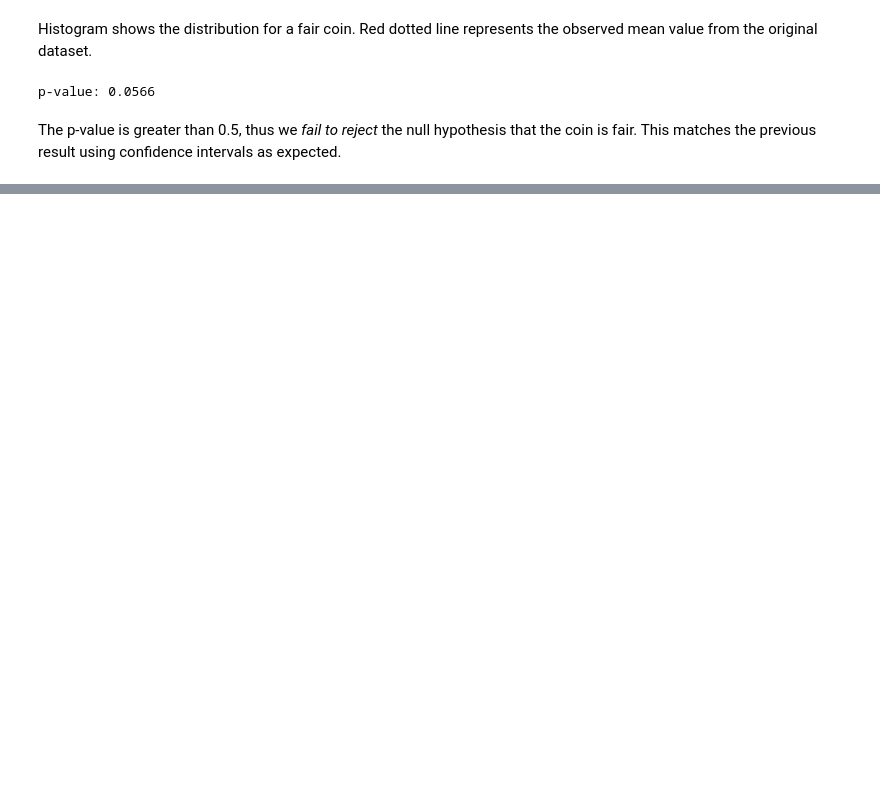
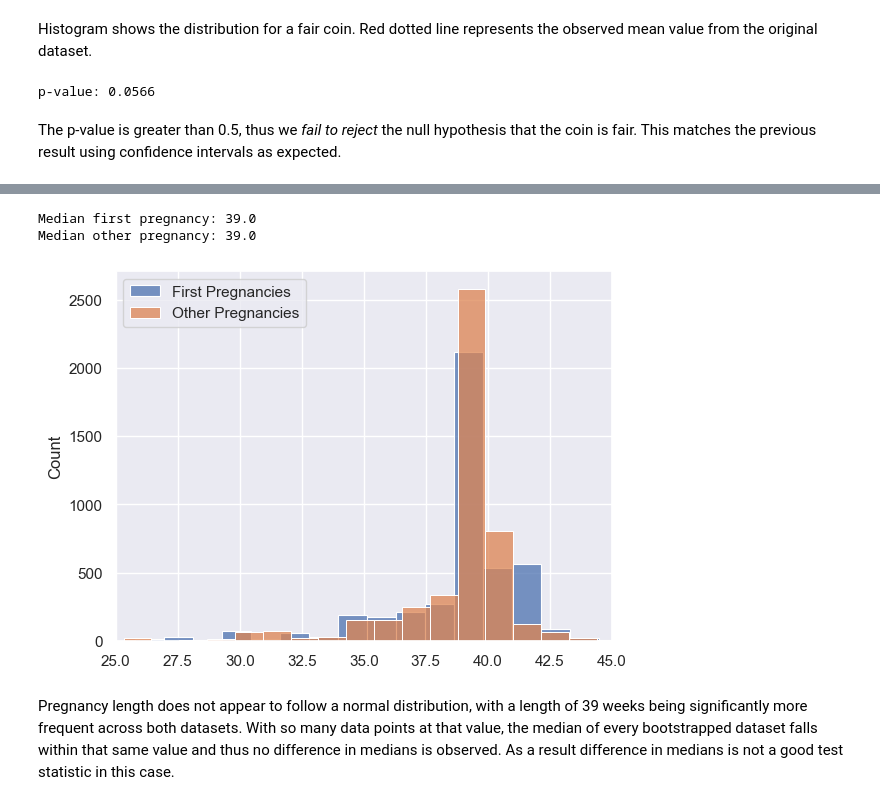
Before and after one commit to data-sandbox/stats-playground, a Jupyter notebook: bootstrap.ipynb, the cells around one changed output, grey strips where cells are left out. Drawn from its saved outputs; the diff is of its cells as text; code cells hidden in the pictures; blank space fills up the shorter version.

```diff
--- a/bootstrap.ipynb
+++ b/bootstrap.ipynb
@@ -133,0 +262,15 @@ The p-value is greater than 0.5, thus we *fail to reject* the null hypothesis th
+# %%
+print(f'Median first pregnancy: {np.median(firstpreg)}')
+print(f'Median other pregnancy: {np.median(otherpreg)}')
+
+# Histogram of original data
+sns.histplot(firstpreg, bins=41, label='First Pregnancies')
+sns.histplot(otherpreg, bins=41, label='Other Pregnancies')
+plt.xlim(25, 45)
+plt.legend();
+# %% [output]
+Median first pregnancy: 39.0
+Median other pregnancy: 39.0
+[figure, added]
+# %% [markdown]
+Pregnancy length does not appear to follow a normal distribution, with a length of 39 weeks being significantly more frequent across both datasets. With so many data points at that value, the median of every bootstrapped dataset falls within that same value and thus no difference in medians is observed. As a result difference in medians is not a good test statistic in this case.
```
Also changed, not shown: parts of 15 cells of this notebook.
